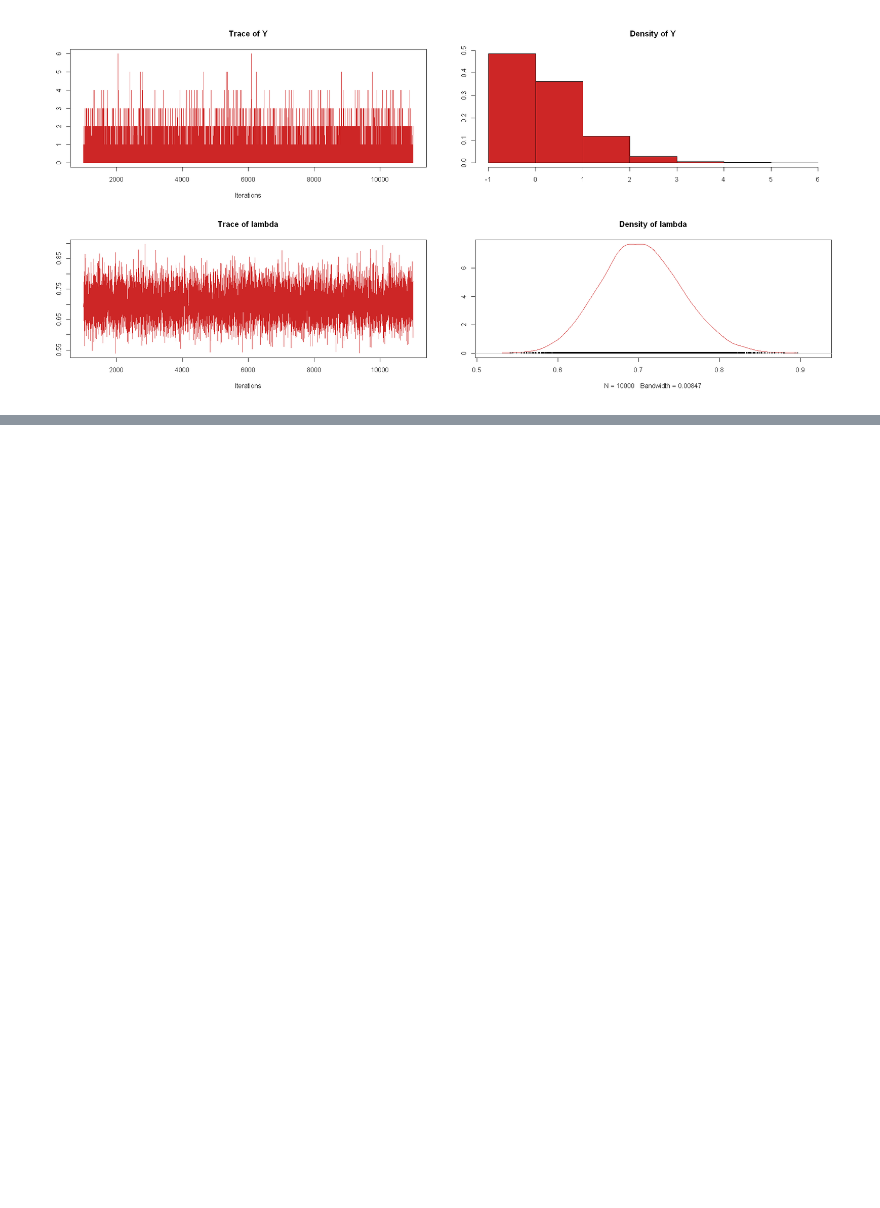
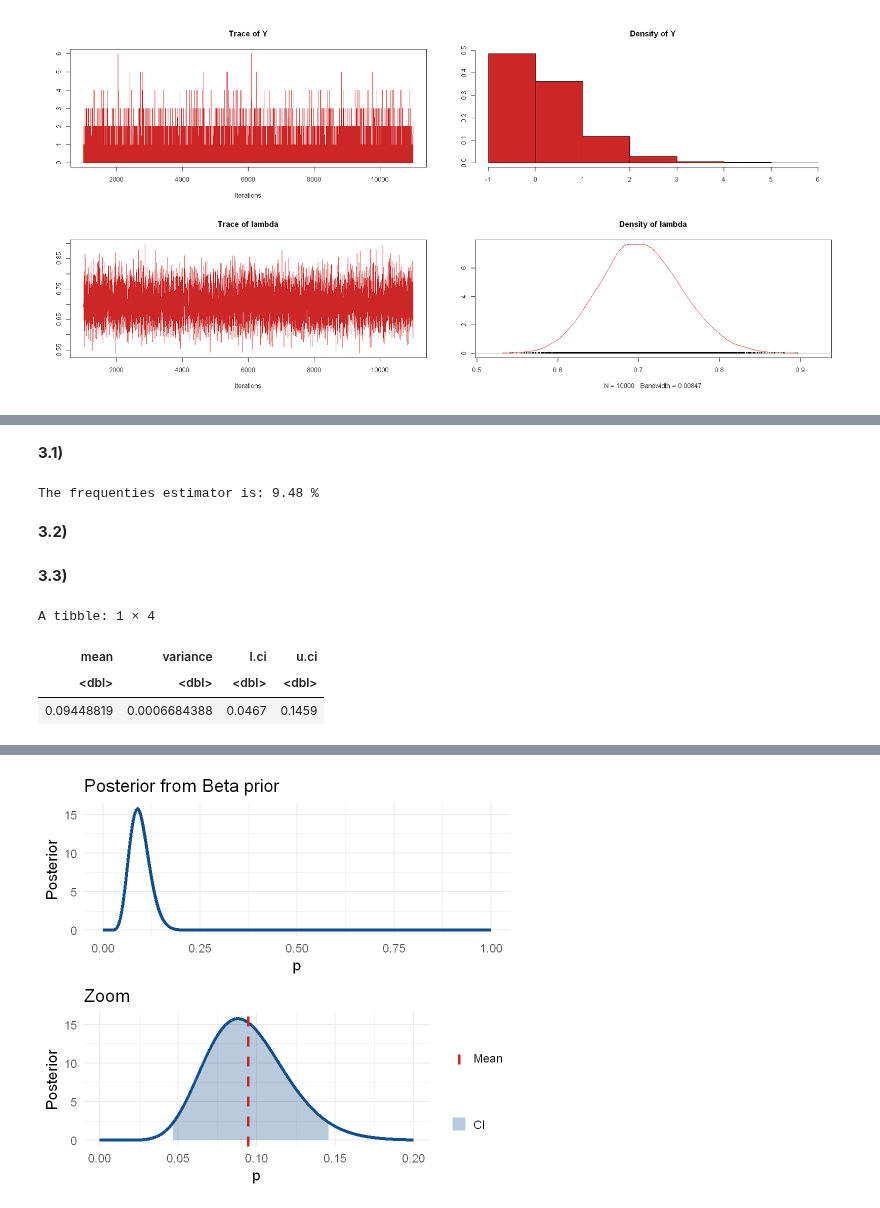
Before and after one commit to Berto70/advstat, a Jupyter notebook: ex6/Bertinelli_Gabriele_Rlab06.ipynb, the cells around one changed output, grey strips where cells are left out. Drawn from its saved outputs; the diff is of its cells as text; code cells hidden in the pictures; blank space fills up the shorter version.

```diff
--- a/ex6/Bertinelli_Gabriele_Rlab06.ipynb
+++ b/ex6/Bertinelli_Gabriele_Rlab06.ipynb
@@ -332,0 +338,63 @@ plot(chain2, col='firebrick3')
+# %% [markdown]
+**3.1)**
+# %%
+p_freq <- 11/116
+
+cat('The frequenties estimator is:', round(p_freq*100, 2), '%')
+# %% [output]
+The frequenties estimator is: 9.48 %
+# %% [markdown]
+**3.2)**
+# %%
+delta.t <- 0.0001
+p <- seq(0, 1, by = delta.t)
+
+#Likelihood, Prior
+p.beta_like <- dbinom(y, size=n, prob=p)
+p.beta_prior <- dbeta(p, 1, 10)
+
+#Posterior normalized
+p.beta_post <- (p.beta_like * p.beta_prior)/(delta.t * sum(p.beta_like * p.beta_prior))
+
+options(repr.plot.width=8, repr.plot.height=7)
+#Plot
+beta_post_plot <- ggplot() +
+        geom_line(aes(x=p, y=p.beta_post), color='dodgerblue4', lwd=1.7) +
+        labs(x='p', y='Posterior', title='Posterior from Beta prior') +
+        theme_minimal(base_size = 18)
+# beta_post_plot
+# %% [markdown]
+**3.3)**
+# %%
+# Bayesian estimator for p
+beta_mean <- (sum(p.beta_post * p)) * delta.t
+beta_var <- sum(((beta_mean - p)^2) *p.beta_post) * delta.t
+
+beta_low <- ncredint(p, p.beta_post, level=0.95)[['lower']]
+beta_up <- ncredint(p, p.beta_post, level=0.95)[['upper']]
+
+beta_res <- tibble(
+                mean = beta_mean,
+                variance = beta_var,
+                l.ci = beta_low,
+                u.ci = beta_up
+                )
+beta_res
+
+# zoomed plot
+beta.plot.bayes <- beta_post_plot +
+        geom_area(aes(x = p[p>beta_low & p<beta_up],
+                      y = p.beta_post[p>beta_low & p<beta_up],
+                      fill='CI'), alpha=0.3) +
+        geom_vline(aes(xintercept = beta_mean, color='Mean'), linetype="dashed", linewidth=1.5) +
+        scale_color_manual(values = c('Mean' = 'firebrick3')) +
+        scale_fill_manual(values = c('CI' = 'dodgerblue4')) +
+        xlim(0, 0.2) +
+        labs(title='Zoom', color='', fill='')
+
+grid.arrange(grobs=list(beta_post_plot, beta.plot.bayes), nrow=2)
+# %% [output]
+A tibble: 1 × 4
+| mean | variance | l.ci | u.ci |
+| <dbl> | <dbl> | <dbl> | <dbl> |
+| 0.09448819 | 0.0006684388 | 0.0467 | 0.1459 |
@@ -332,0 +403 @@ plot(chain2, col='firebrick3')
+[figure, added]
```
Also changed, not shown: parts of 18 cells of this notebook.
